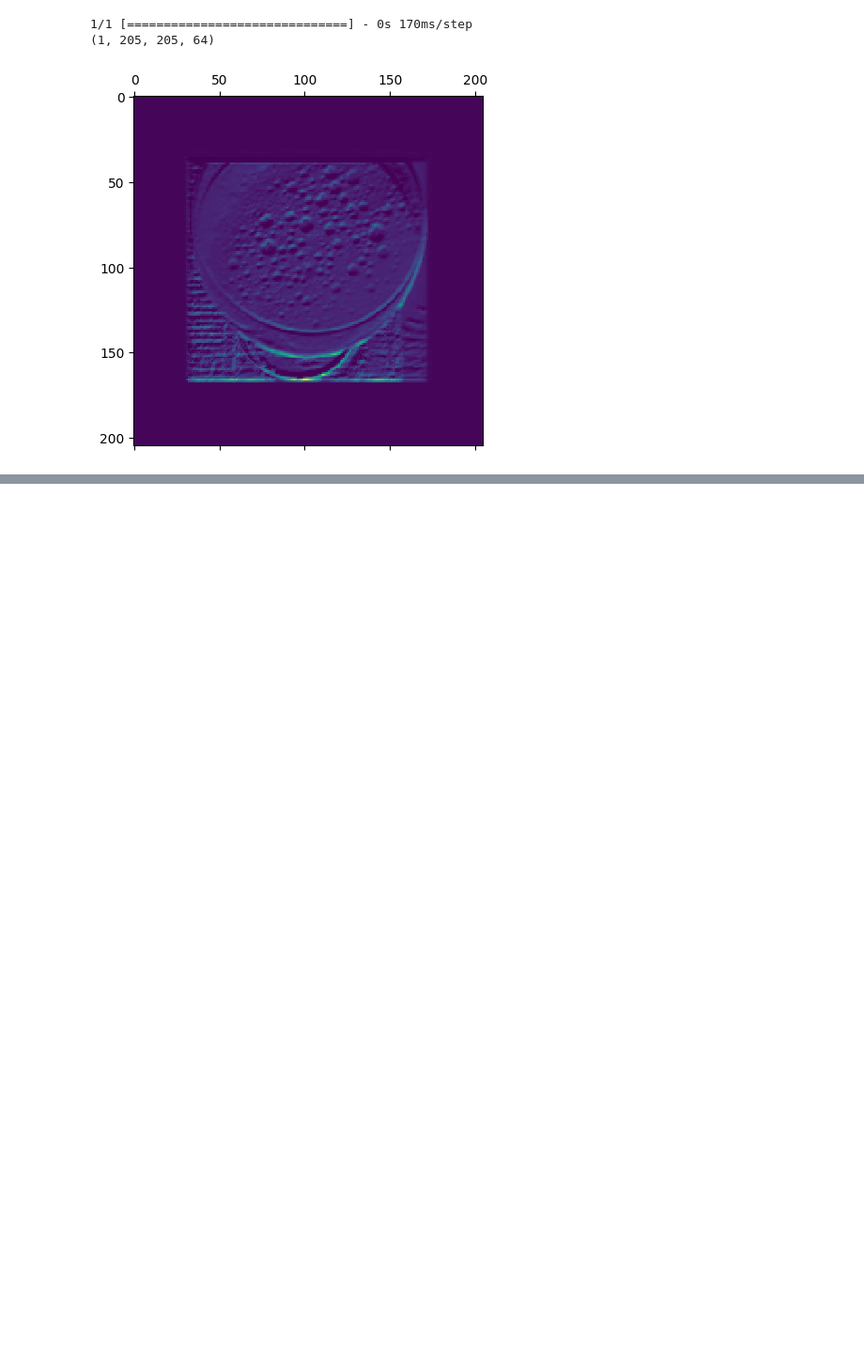
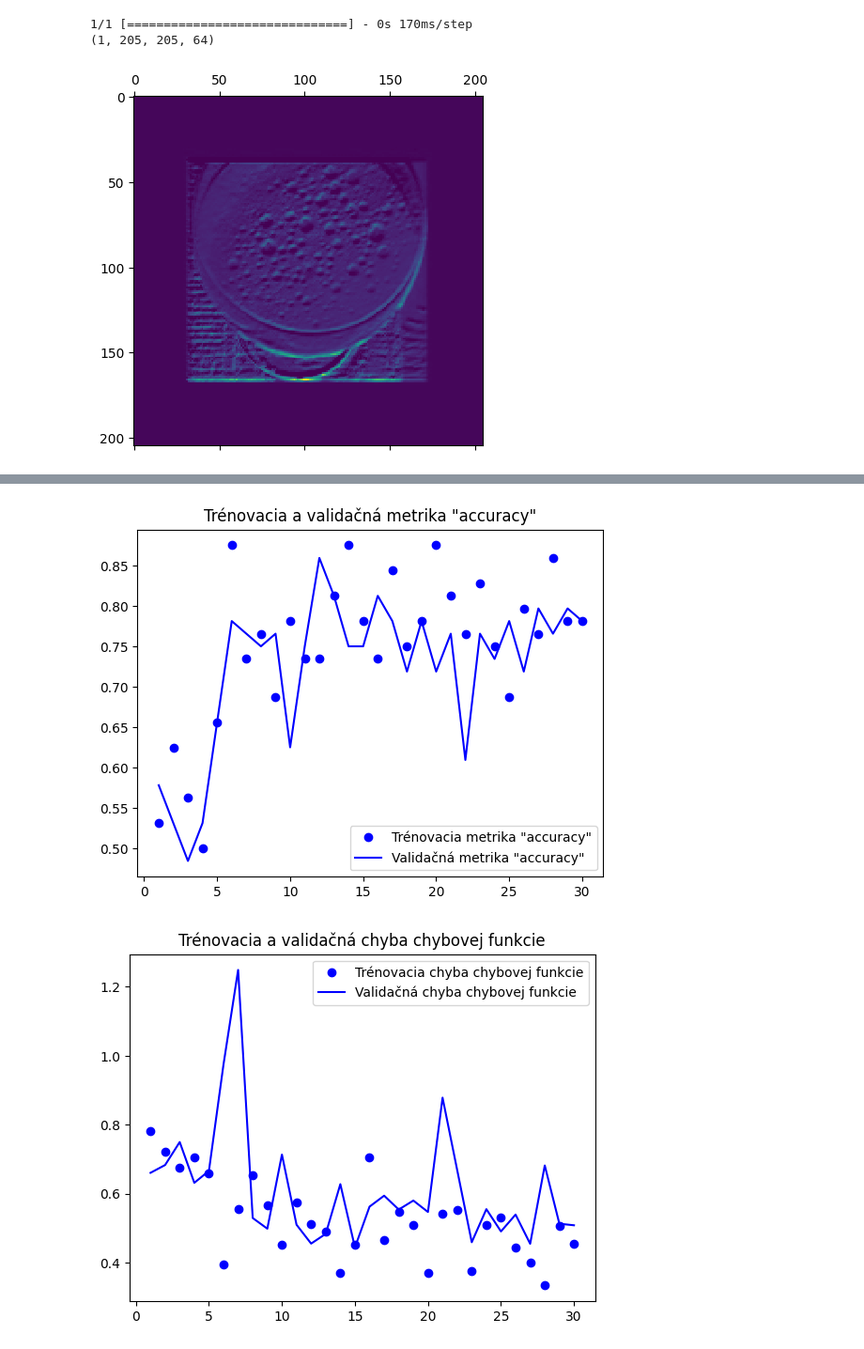
Before and after one commit to NikoletaKocurovaAI/artificial-intelligence, a Jupyter notebook: computer-vision/robot-object-recognition/research/object_classification.ipynb, the cells around one changed output, grey strips where cells are left out. Shown at 94% size. Cells and saved outputs as stored; diff of their text form; code cells hidden in the pictures; blank space fills up the shorter version.

```diff
--- a/computer-vision/robot-object-recognition/research/object_classification.ipynb
+++ b/computer-vision/robot-object-recognition/research/object_classification.ipynb
@@ -1202,0 +924,6 @@ Epoch 1/5
+# %%
+
+plot_results("accuracy_plot_another_conv2d.png", "loss_plot_another_conv2d.png")
+# %% [output]
+[figure, added]
+[figure, added]
```
Also changed, not shown: parts of 95 cells of this notebook.
